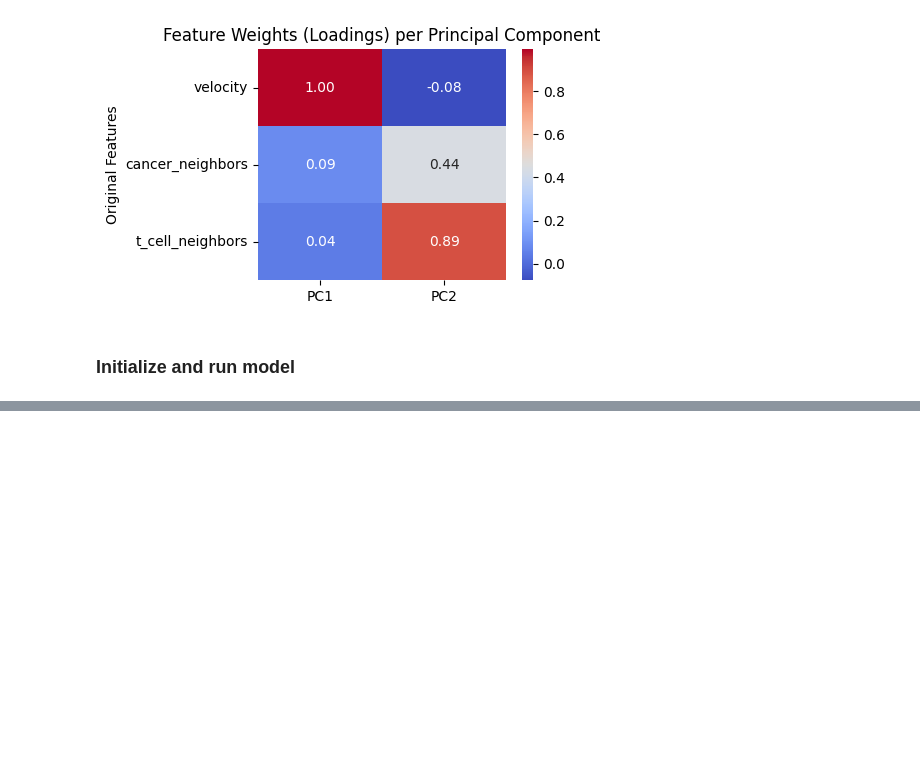
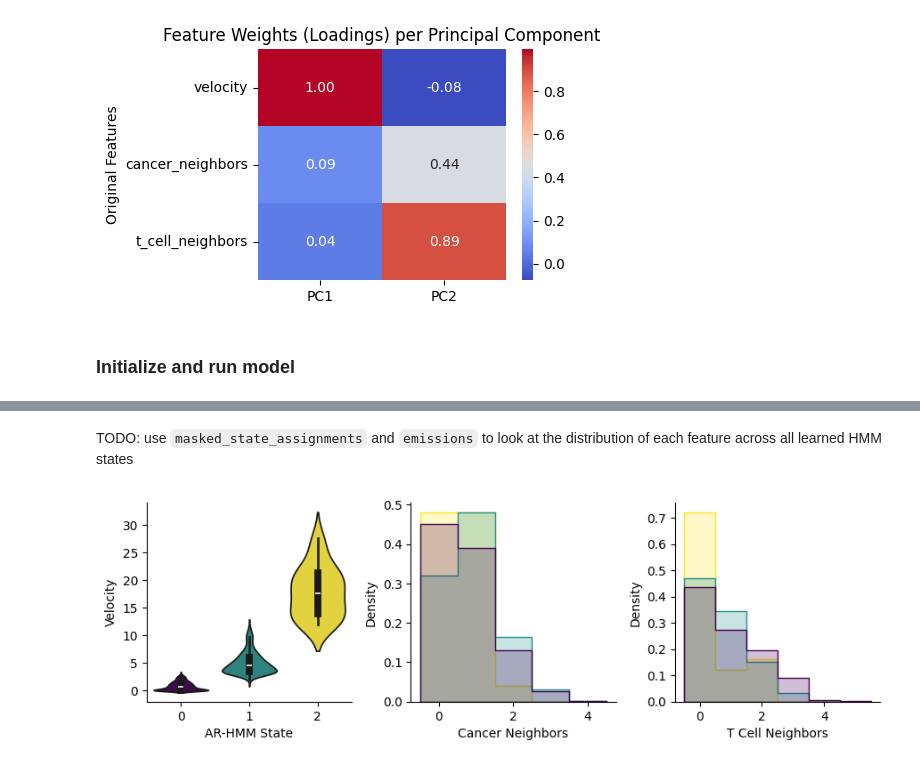
Before and after one commit to bee-hive/treeHMM, a Jupyter notebook: notebooks/tarHMM_runs/t_cell/gt_crops/tarHMM_model_dryrun_t_cell_example.ipynb, the cells around one changed output, grey strips where cells are left out. Cells and saved outputs as stored; diff of their text form; code cells hidden in the pictures; blank space fills up the shorter version.

```diff
--- a/notebooks/tarHMM_runs/t_cell/gt_crops/tarHMM_model_dryrun_t_cell_example.ipynb
+++ b/notebooks/tarHMM_runs/t_cell/gt_crops/tarHMM_model_dryrun_t_cell_example.ipynb
@@ -451 +525,57 @@ state_assignments
+# %% [markdown]
+TODO: use `masked_state_assignments` and `emissions` to look at the distribution of each feature across all learned HMM states
+# %%
+
+# 1. Align and flatten the data
+# masked_state_assignments is (cell=58, time=50) -> transpose to (50, 58) to match emissions (50, 58, 3)
+states_flat = np.array(masked_state_assignments.T).flatten()
+# emissions is (time=50, cell=58, feature=3) -> reshape to (50*58, 3)
+emissions_flat = np.array(emissions.reshape(-1, 3))
+
+# 2. Create a DataFrame for plotting
+feature_names = ['velocity', 'cancer_neighbors', 't_cell_neighbors']
+plot_type = ['violin', 'hist', 'hist']
+df = pd.DataFrame(emissions_flat, columns=feature_names)
+df['state'] = states_flat
+
+# 3. Filter out masked values (NaN)
+df_clean = df.dropna(subset=['state']).copy()
+df_clean['state'] = df_clean['state'].astype(int)
+
+# 4. Generate Violin Plots
+fig, axes = plt.subplots(1, 3, figsize=(9, 3), tight_layout=True)
+
+for i, feature in enumerate(feature_names):
+    if plot_type[i] == 'violin':
+        sns.violinplot(
+            data=df_clean,
+            x='state',
+            y=feature,
+            hue='state',
+            ax=axes[i],
+            palette='viridis',
+            legend=False
+        )
+        axes[i].set_ylabel(f'{feature.replace("_", " ").title()}')
+        axes[i].set_xlabel('AR-HMM State')
+    elif plot_type[i] == 'hist':
+        sns.histplot(
+            data=df_clean,
+            x=feature,
+            hue='state',
+            ax=axes[i],
+            palette='viridis',
+            common_norm=False,
+            stat='density',
+            element='step',
+            # multiple='fill',
+            discrete=True,
+            legend=False
+        )
+        axes[i].set_xlabel(f'{feature.replace("_", " ").title()}')
+    sns.despine(ax=axes[i])
+
+plt.show()
+# %% [output]
+[figure, added]
 # %%
```
Also changed, not shown: parts of 19 cells of this notebook.
